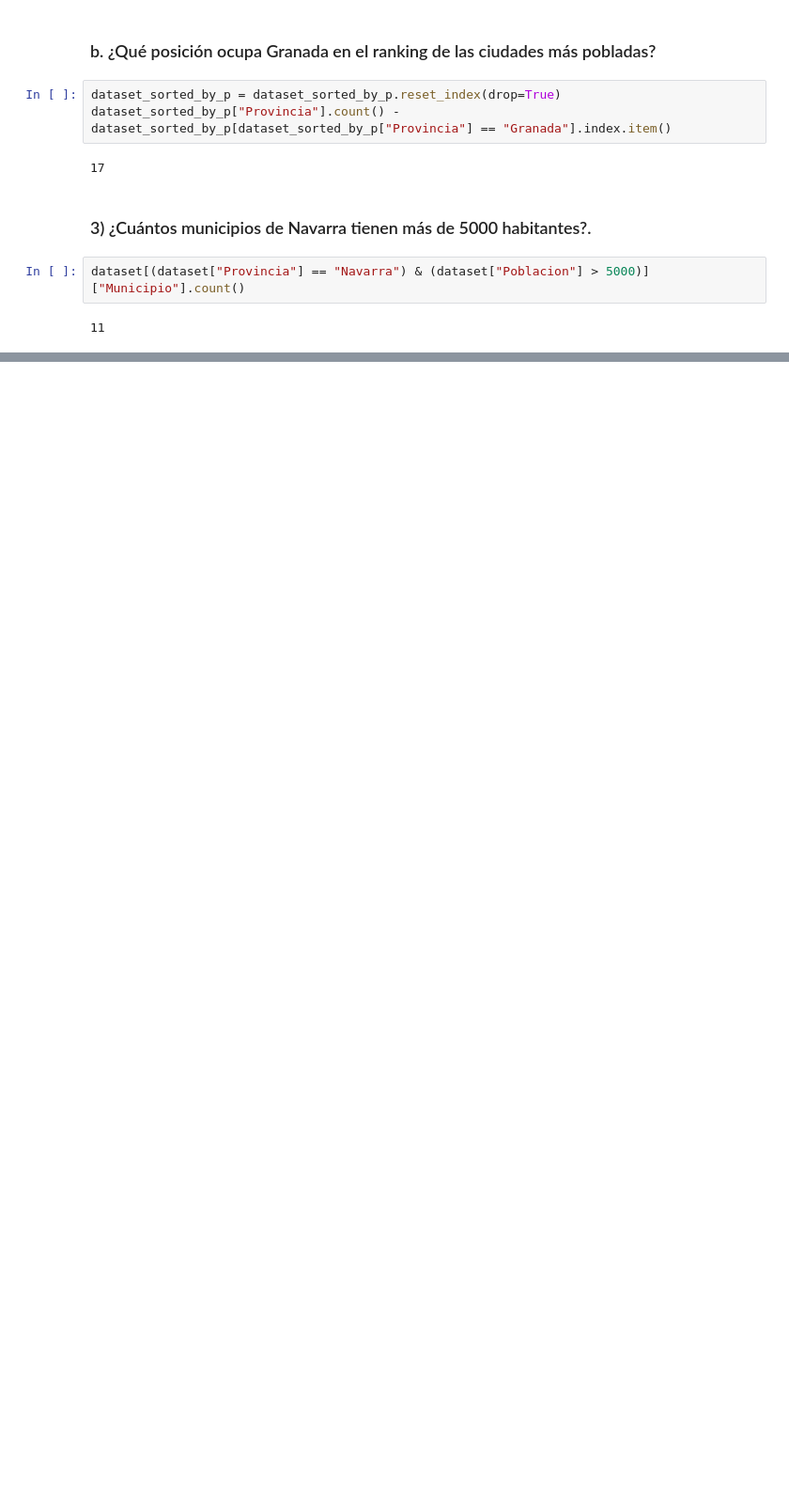
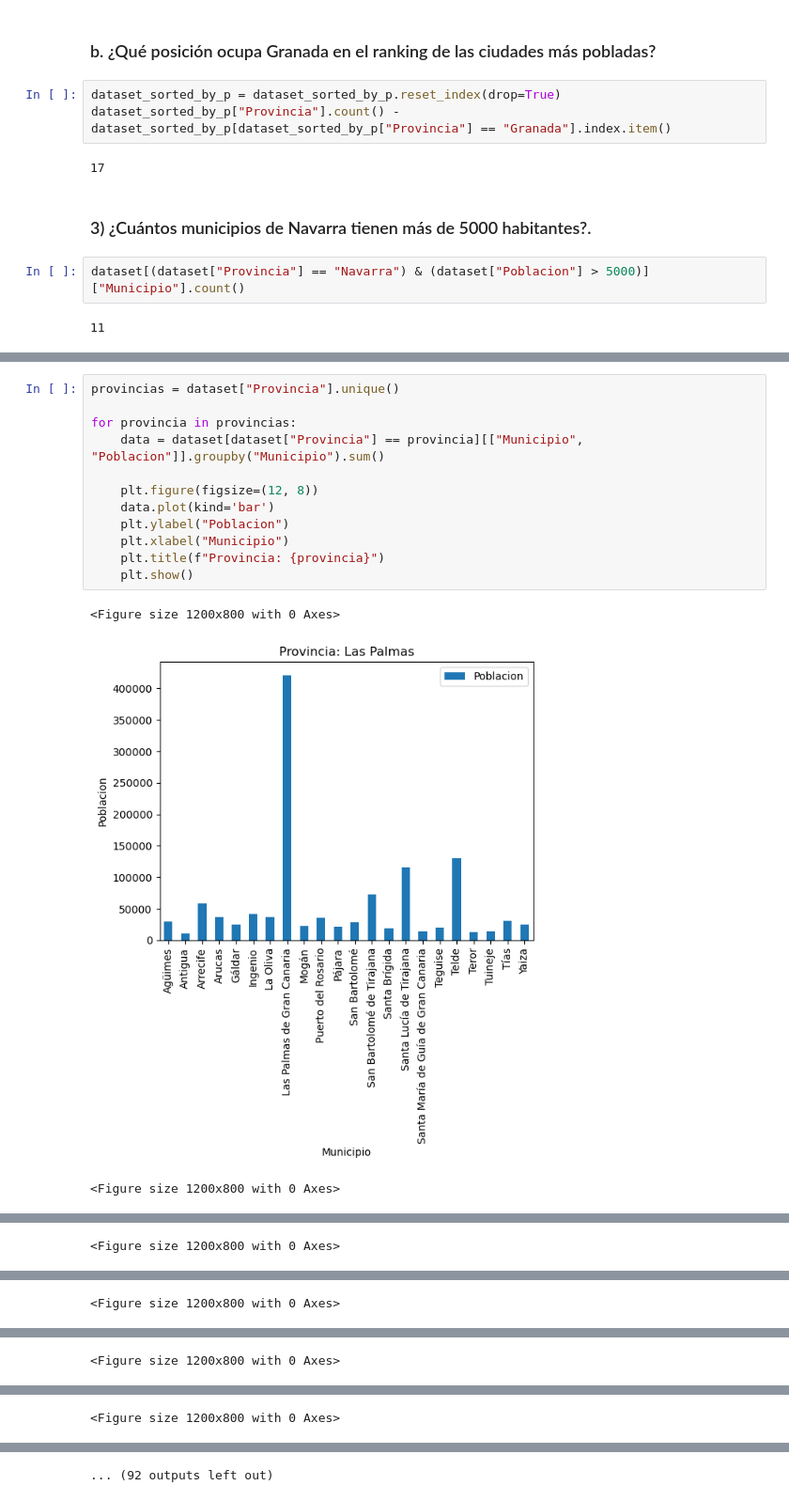
Before and after one commit to BenyaminGaleano/PIO-Econometria2-Lab2, a Jupyter notebook: Lab2.ipynb, the cells around one changed output, grey strips where cells are left out. Shown at 94% size. Drawn from its saved outputs; the diff is of its cells as text; blank space fills up the shorter version.

```diff
--- a/Lab2.ipynb
+++ b/Lab2.ipynb
@@ -224,0 +292,16 @@ dataset[(dataset["Provincia"] == "Navarra") & (dataset["Poblacion"] > 5000)]["Mu
+# %%
+provincias = dataset["Provincia"].unique()
+
+for provincia in provincias:
+    data = dataset[dataset["Provincia"] == provincia][["Municipio", "Poblacion"]].groupby("Municipio").sum()
+
+    plt.figure(figsize=(12, 8))
+    data.plot(kind='bar')
+    plt.ylabel("Poblacion")
+    plt.xlabel("Municipio")
+    plt.title(f"Provincia: {provincia}")
+    plt.show()
+# %% [output]
+<Figure size 1200x800 with 0 Axes>
+[figure, added]
+<Figure size 1200x800 with 0 Axes>
@@ -224,0 +309 @@ dataset[(dataset["Provincia"] == "Navarra") & (dataset["Poblacion"] > 5000)]["Mu
+<Figure size 1200x800 with 0 Axes>
@@ -224,0 +311 @@ dataset[(dataset["Provincia"] == "Navarra") & (dataset["Poblacion"] > 5000)]["Mu
+<Figure size 1200x800 with 0 Axes>
@@ -224,0 +313 @@ dataset[(dataset["Provincia"] == "Navarra") & (dataset["Poblacion"] > 5000)]["Mu
+<Figure size 1200x800 with 0 Axes>
@@ -224,0 +315 @@ dataset[(dataset["Provincia"] == "Navarra") & (dataset["Poblacion"] > 5000)]["Mu
+<Figure size 1200x800 with 0 Axes>
@@ -224,0 +317 @@ dataset[(dataset["Provincia"] == "Navarra") & (dataset["Poblacion"] > 5000)]["Mu
+... (92 outputs left out)
```
Also changed, not shown: parts of 29 cells of this notebook, 2 other files.
